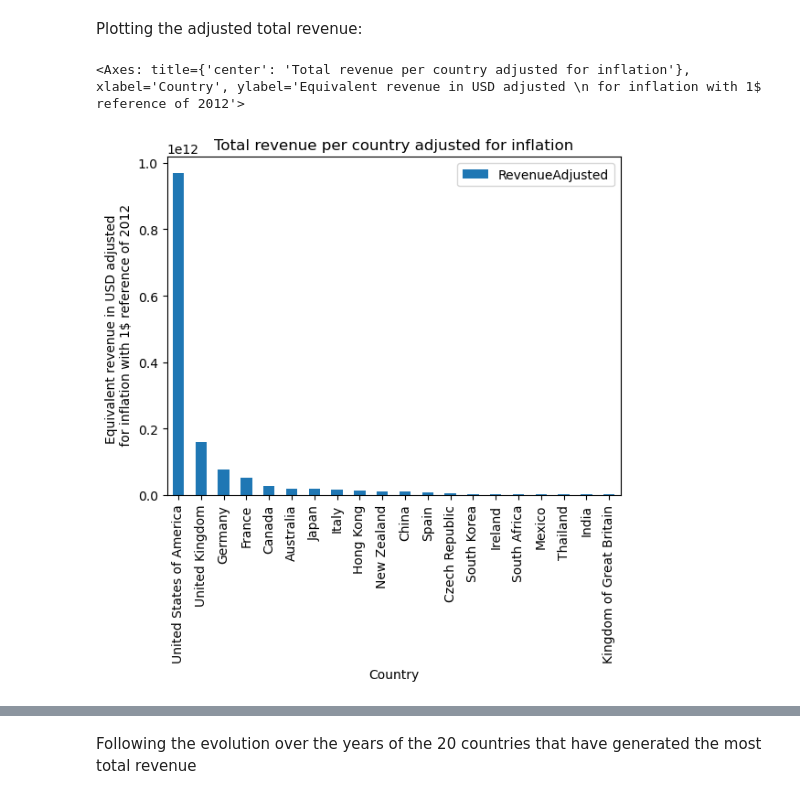
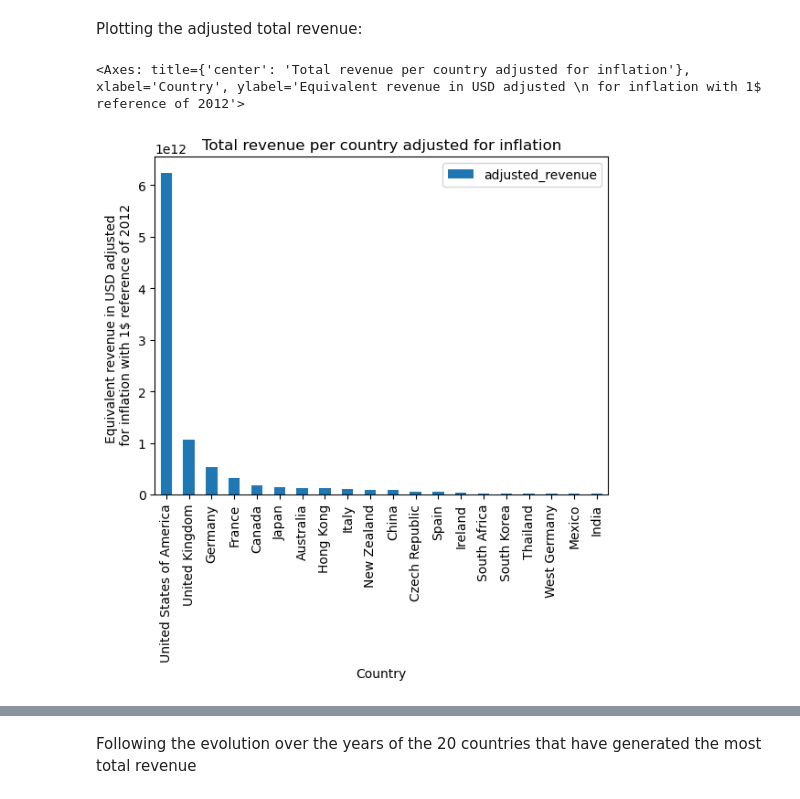
Before and after one commit to epfl-ada/ada-2023-project-dataexplorers, a Jupyter notebook: small_features.ipynb, the cells around one changed output, grey strips where cells are left out. Drawn from its saved outputs; the diff is of its cells as text; code cells hidden in the pictures.

```diff
--- a/small_features.ipynb
+++ b/small_features.ipynb
@@ -198,21 +152,0 @@ except:
-# %%
-try:
-    movie_genres        = pd.read_csv(processed_directory + "/movie_genres.csv")
-    genres_dictionary   = pickle.load(open(processed_directory + "/genre_dictionary.pickle", "rb"))
-except:
-    movie_genres = pd.DataFrame(columns=["wikipedia_movie_id", "genre_id"])
-    genre_dictionary = {}
-    for i in tqdm(range(merged.shape[0])):
-        wiki_id = movies["wikipedia_movie_id"][i]
-        dico = ast.literal_eval(merged["genres"][i])
-        data = [{'wikipedia_movie_id': wiki_id, 'genre_id': key} for key in dico.keys()]
-        dataframe = pd.DataFrame(data)
-        movie_genres = pd.concat([movie_genres, dataframe], axis=0)
-        genre_dictionary.update(dico)
-
-    # save the dataframe to csv
-    movie_languages.to_csv(processed_directory + "/movie_genres.csv", index=False)
-
-    # dump the dictionary to pickle
-    with open(processed_directory + '/genre_dictionary.pickle', 'wb') as handle:
-        pickle.dump(language_dictionary, handle, protocol=pickle.HIGHEST_PROTOCOL)
@@ -244,5 +167,9 @@ We can also replace the language and country ids by their corresponding values
 # %%
 merged_all["language_id"].replace(language_dictionary, inplace=True)
 merged_all["country_id"].replace(country_dictionary, inplace=True)
+merged_all["genre_id"].replace(genre_dictionary, inplace=True)
+
+#rename language_id as language, country_id as country and genre_id as genre
+merged_all.rename(columns={"language_id": "language", "country_id": "country", "genre_id": "genre"}, inplace=True)
 merged_all.head(3)
 # %% [output]
@@ -279,6 +197,7 @@ English is with no surprise the most used language
 ## Adjusting for inflation
 # %%
 us_inflation = pd.read_csv("US_yearly_inflation.csv")
-us_yearly_inflation = us_inflation[["year", "avg_avg"]].fillna(0)
-us_yearly_inflation
+us_yearly_inflation = us_inflation[["Year", "Avg-Avg"]].fillna(0)
+us_yearly_inflation.rename(columns={"Year": "year", "Avg-Avg": "avg_avg"}, inplace=True)
+us_yearly_inflation.head(3)
 # %% [output]
@@ -354,7 +252,7 @@ Name: count, dtype: int64
 merged_with_year["year"] = pd.to_numeric(merged_with_year["year"])
 # %%
 # merging with inflation rates
-merged_with_inflation = pd.merge(merged_with_year, us_yearly_inflation, on="YEAR", how="left")
+merged_with_inflation = pd.merge(merged_with_year, us_yearly_inflation, on="year", how="left")
 
 # inflation adjusted revenue
 merged_with_inflation["adjusted_revenue"] = merged_with_inflation["revenue"] * merged_with_inflation["correlation_factor"]
@@ -376,10 +265,10 @@ merged_with_inflation.head(3)
 # %% [markdown]
 Plotting the adjusted total revenue:
 # %%
-inflation_group = merged_with_inflation.groupby(["country_id"]).agg({"adjusted_revenue": "sum"})
+inflation_group = merged_with_inflation.groupby(["country"]).agg({"adjusted_revenue": "sum"})
 inflation_group.sort_values(by="adjusted_revenue", ascending=False).head(20).plot(kind="bar", title="Total revenue per country adjusted for inflation", xlabel="Country", ylabel="Equivalent revenue in USD adjusted \n for inflation with 1$ reference of 2012")
 # %% [output]
 <Axes: title={'center': 'Total revenue per country adjusted for inflation'}, xlabel='Country', ylabel='Equivalent revenue in USD adjusted \n for inflation with 1$ reference of 2012'>
-[figure, old version]
+[figure, new version]
 # %%
 # Top 20 countries that have generated the most total revenue
```
Also changed, not shown: parts of 39 cells of this notebook.
